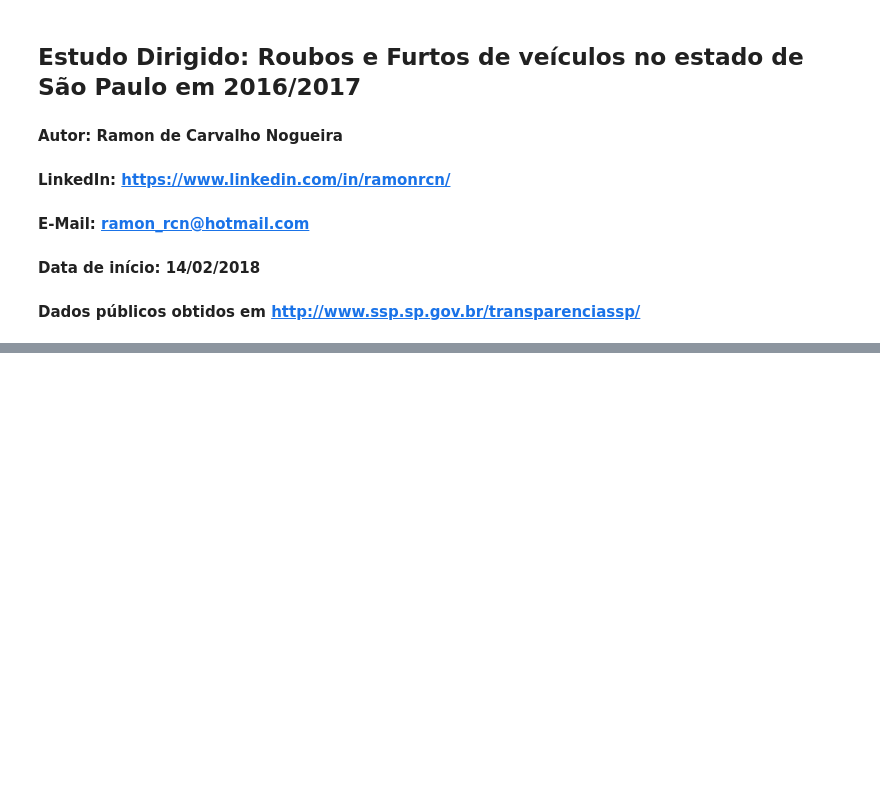
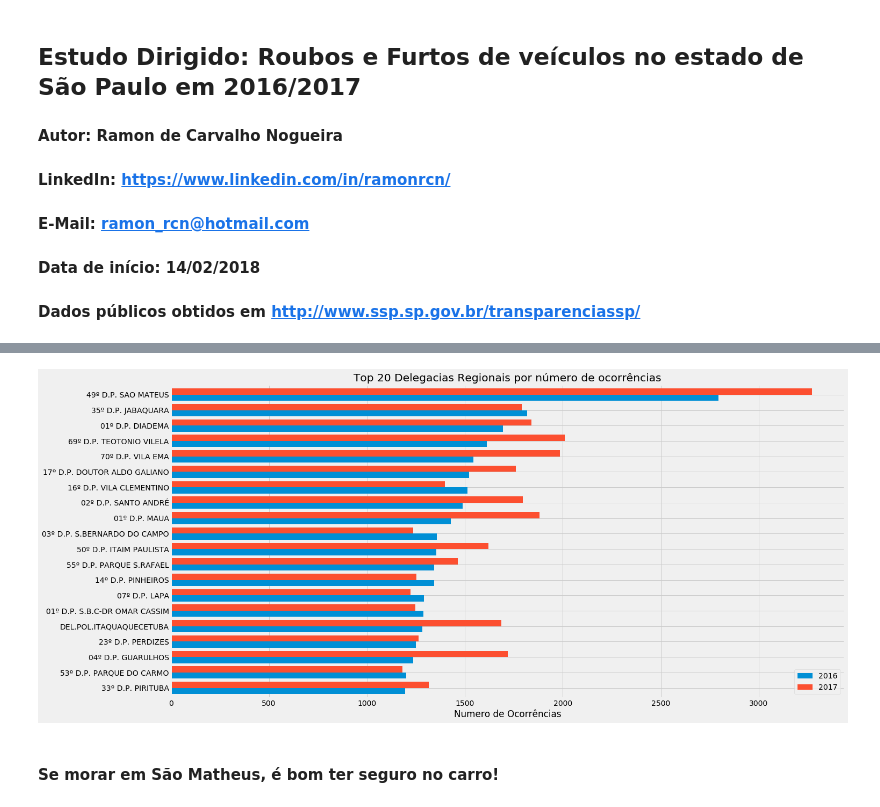
Before and after one commit to ramonrcn/Roubos-e-Furtos-2016-17, a Jupyter notebook: Graficos.ipynb, the cells around one changed output, grey strips where cells are left out. Drawn from its saved outputs; the diff is of its cells as text; code cells hidden in the pictures; blank space fills up the shorter version.

```diff
--- a/Graficos.ipynb
+++ b/Graficos.ipynb
@@ -132,0 +150,25 @@ print('shape de furtos:', furtos2016.shape)
+# %%
+# Montagem da tabela com as 'top 20 delegacias'
+
+top20 = furtos2016['DELEGACIA_CIRCUNSCRICAO'].value_counts(ascending = True).to_frame()
+top20['Roubos 2016']= roubos2016['DELEGACIA_CIRCUNSCRICAO'].value_counts(ascending = True).to_frame()
+top20.rename(inplace = True, columns={'DELEGACIA_CIRCUNSCRICAO':'Furtos 2016'})
+
+top20['Furtos 2017'] = furtos2017['DELEGACIA_CIRCUNSCRICAO'].value_counts(ascending = True).to_frame()
+top20['Roubos 2017'] = roubos2017['DELEGACIA_CIRCUNSCRICAO'].value_counts(ascending = True).to_frame()
+
+top20.dropna(axis = 0, how = 'any', inplace = True) # Não queremos registros NaN
+
+
+top20 = top20.astype({'Furtos 2016':int, 'Roubos 2016':int, 'Furtos 2017':int, 'Roubos 2017':int}) # Tipagem das colunas
+
+# Consolidando por ano
+top20['2016'] = top20['Furtos 2016'] + top20['Roubos 2016']
+top20['2017'] = top20['Furtos 2017'] + top20['Roubos 2017']
+
+delegacias = top20.sort_values(['2016','2017'], ascending = True)
+# %%
+# Dropando colunas utilizadas na montagem do DF e organizando os valores
+
+delegacias.drop(['Furtos 2016','Roubos 2016','Furtos 2017','Roubos 2017'], axis = 1, inplace = True)
+delegacias.sort_values(['2016','2017'], ascending = True) # Exibindo a listagem de delegacias
@@ -132,0 +194,14 @@ print('shape de furtos:', furtos2016.shape)
+# %%
+# Plotagem do gráfico 'top 20 delegacias'
+
+# Pegando os ultimos 20 registros da tabela acima
+delegacias.tail(20).plot(kind = 'barh', figsize = (20,10), width = 0.8, fontsize = 'medium')
+
+plt.title('Top 20 Delegacias Regionais por número de ocorrências') # Título
+plt.xlabel('Numero de Ocorrências') # Legenda eixo X
+
+plt.savefig('C:\\Python\Data Science Projects\Roubos e Furtos Veículos\\5 - Insights\Top20 Delegacias') # Salvando em Arquivo
+# %% [output]
+[figure, added]
+# %% [markdown]
+#### Se morar em São Matheus, é bom ter seguro no carro!
```
Also changed, not shown: parts of 39 cells of this notebook, 8 other files.
